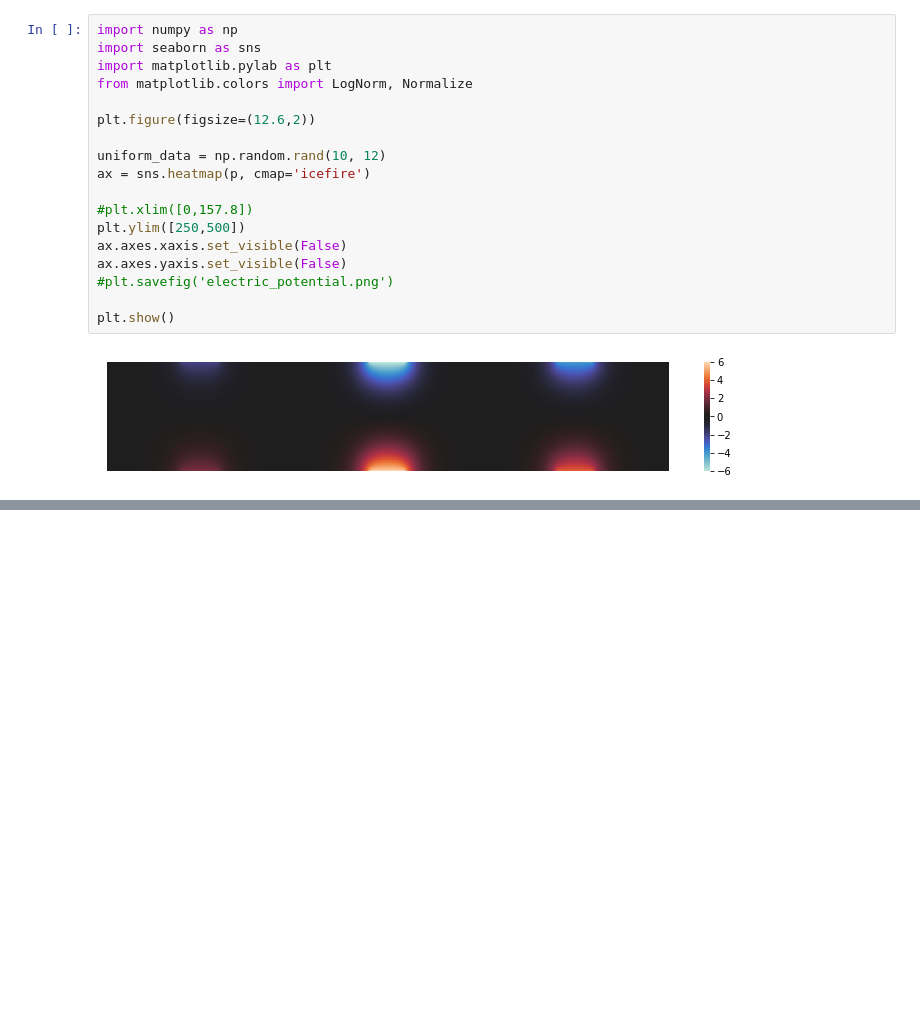
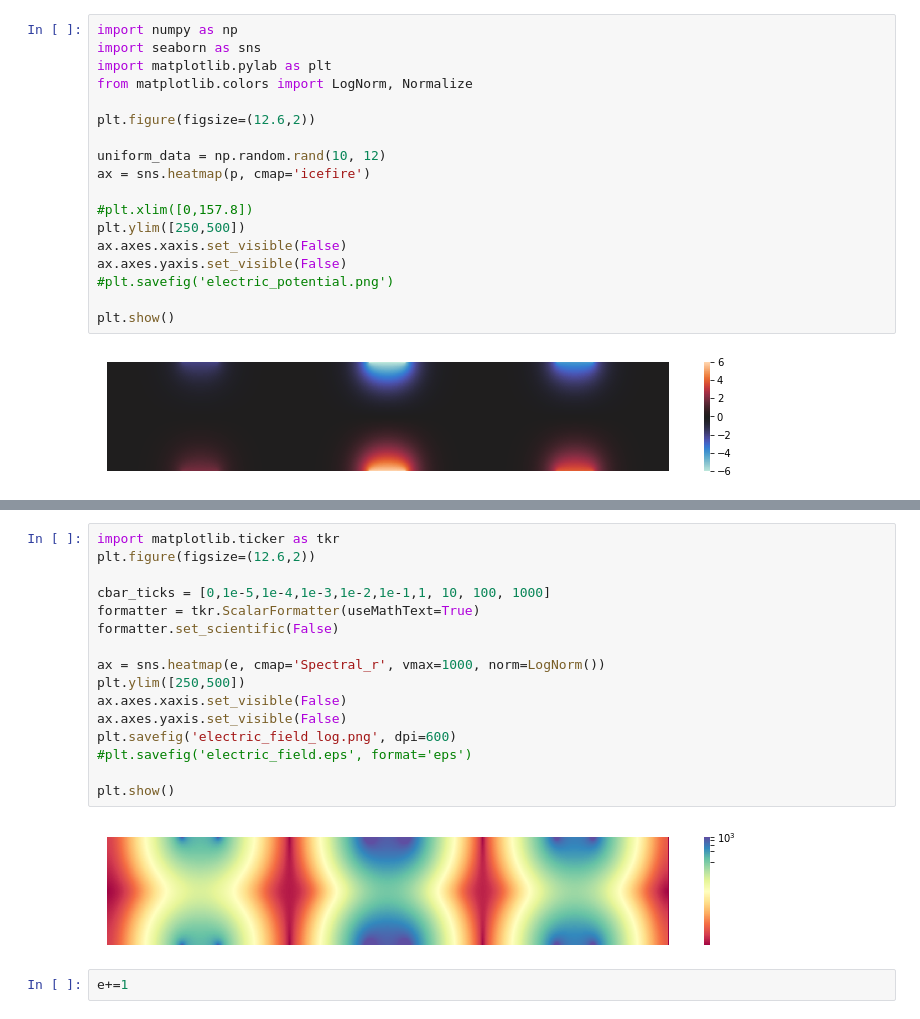
Before and after one commit to imechaozhang/Thiol-ene-electric-field-simulaiton, a Jupyter notebook: electric field.ipynb, the cells around one changed output, grey strips where cells are left out. Cells and saved outputs as stored; diff of their text form; blank space fills up the shorter version.

```diff
--- a/electric field.ipynb
+++ b/electric field.ipynb
@@ -121,0 +121,20 @@ plt.show()
+# %%
+import matplotlib.ticker as tkr
+plt.figure(figsize=(12.6,2))
+
+cbar_ticks = [0,1e-5,1e-4,1e-3,1e-2,1e-1,1, 10, 100, 1000]
+formatter = tkr.ScalarFormatter(useMathText=True)
+formatter.set_scientific(False)
+
+ax = sns.heatmap(e, cmap='Spectral_r', vmax=1000, norm=LogNorm())
+plt.ylim([250,500])
+ax.axes.xaxis.set_visible(False)
+ax.axes.yaxis.set_visible(False)
+plt.savefig('electric_field_log.png', dpi=600)
+#plt.savefig('electric_field.eps', format='eps')
+
+plt.show()
+# %% [output]
+[figure, added]
+# %%
+e+=1
```
Also changed, not shown: parts of 2 cells of this notebook.
